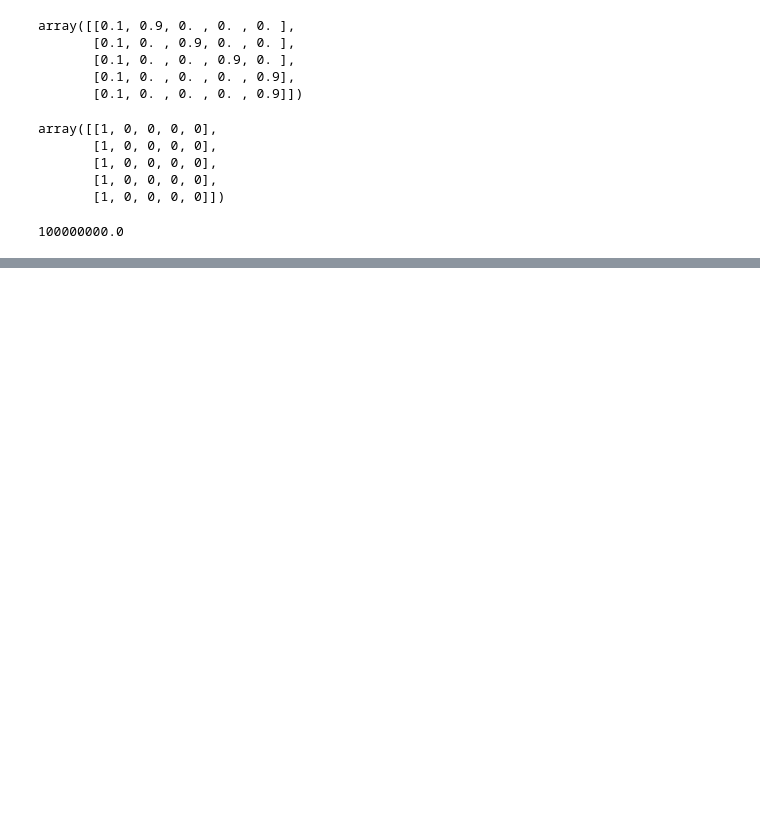
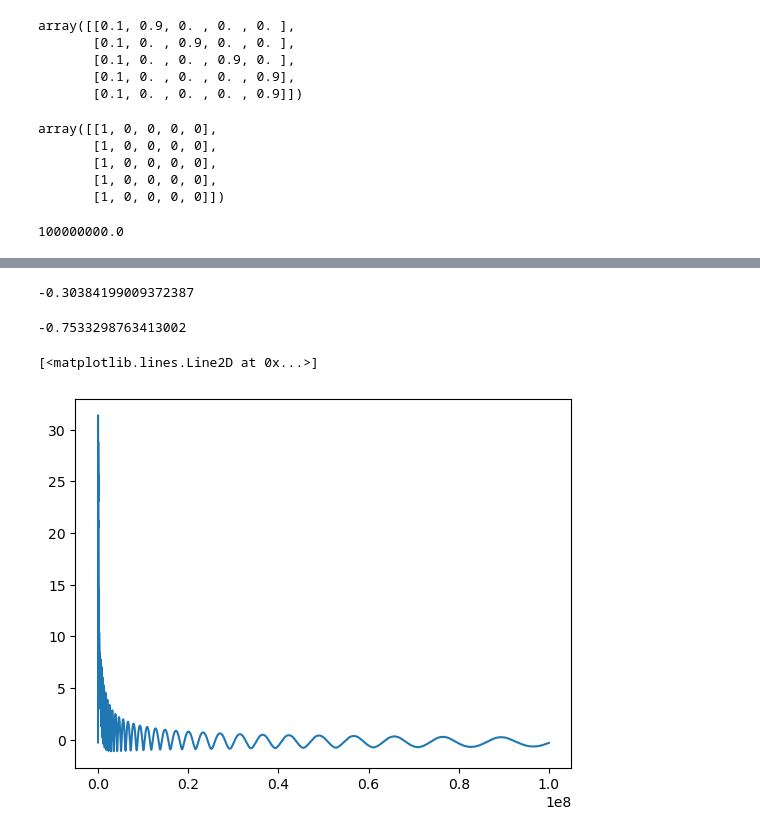
Before and after one commit to shahpratik02/Alternative-Index-Policy, a Jupyter notebook: homo_restart/BTP_restart_single_arm.ipynb, the cells around one changed output, grey strips where cells are left out. Drawn from its saved outputs; the diff is of its cells as text; code cells hidden in the pictures; blank space fills up the shorter version.

```diff
--- a/homo_restart/BTP_restart_single_arm.ipynb
+++ b/homo_restart/BTP_restart_single_arm.ipynb
@@ -139,0 +140,14 @@ Text(0.5, 1.0, 'Subsidy vs Steps for Restart Example')
+# %%
+subsidies[-1]
+# %% [output]
+-0.30384199009372387
+# %%
+min(subsidies[int(0.6e8):])
+# %% [output]
+-0.7533298763413002
+# %%
+df_temp=pd.DataFrame(subsidies)
+# plt.plot(df_temp[0].rolling(1000,min_periods=1).mean())
+# %% [output]
+[<matplotlib.lines.Line2D at 0x...>]
+[figure, added]
```
Also changed, not shown: parts of 8 cells of this notebook, 10 other files.
